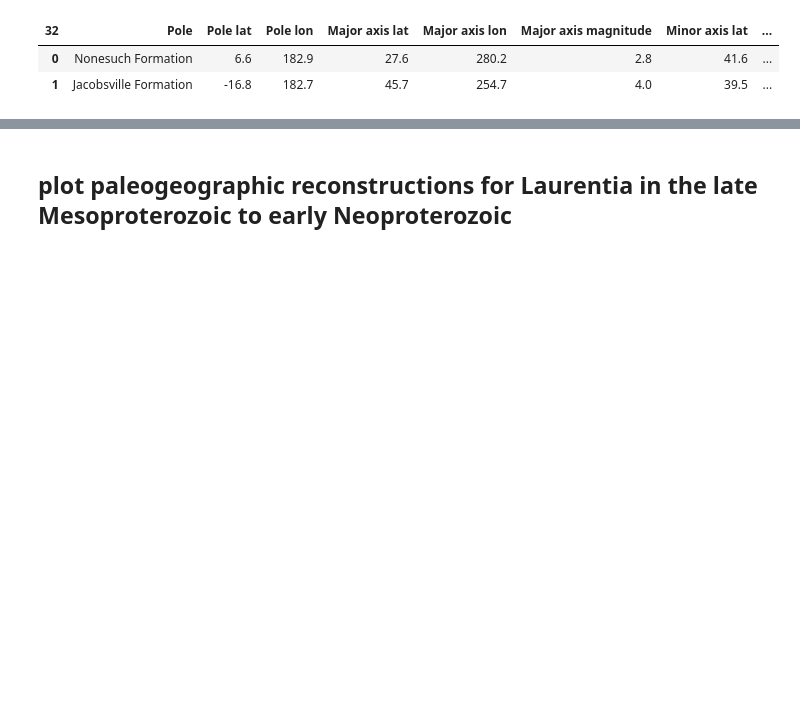
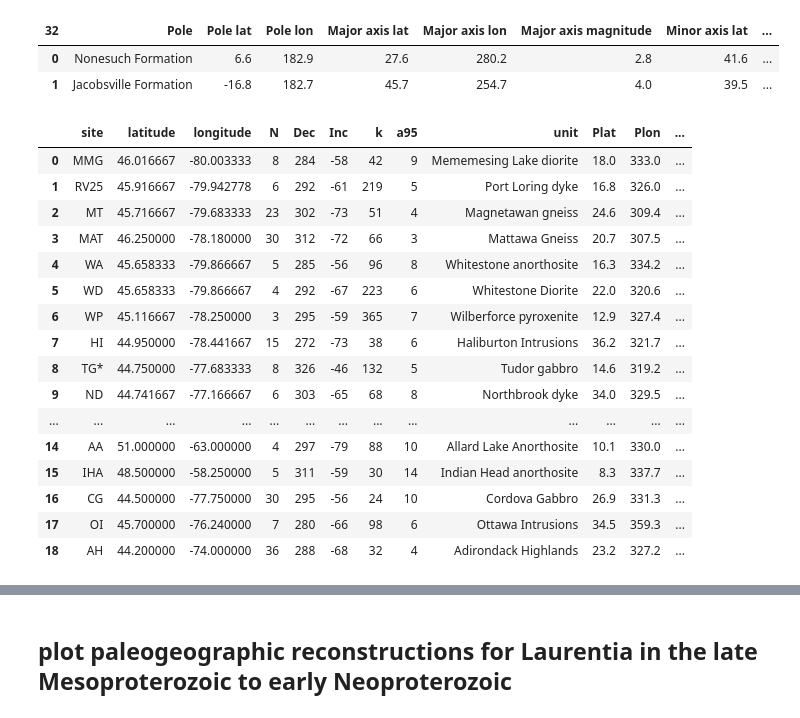
Before and after one commit to duserzym/Yiming_Zhang_PhD_dissertation, a Jupyter notebook: code/paleogeography_summary.ipynb, the cells around one changed output, grey strips where cells are left out. Drawn from its saved outputs; the diff is of its cells as text; code cells hidden in the pictures; blank space fills up the shorter version.

```diff
--- a/code/paleogeography_summary.ipynb
+++ b/code/paleogeography_summary.ipynb
@@ -88,6 +88,28 @@ Kent_pole_compilation
 | 32 | Pole | Pole lat | Pole lon | Major axis lat | Major axis lon | Major axis magnitude | Minor axis lat | ... |
 | 0 | Nonesuch Formation | 6.6 | 182.9 | 27.6 | 280.2 | 2.8 | 41.6 | ... |
 | 1 | Jacobsville Formation | -16.8 | 182.7 | 45.7 | 254.7 | 4.0 | 39.5 | ... |
+# %%
+## import Halls, 2015 data compilation of Grenville A component poles
+Grenville_A_poles = pd.read_csv('../data/pmag_compiled/Halls2015_A.csv')
+Grenville_A_poles.head()
+# %% [output]
+|  | site | latitude | longitude | N | Dec | Inc | k | a95 | unit | Plat | Plon | ... |
+| 0 | MMG | 46.016667 | -80.003333 | 8 | 284 | -58 | 42 | 9 | Mememesing Lake diorite | 18.0 | 333.0 | ... |
+| 1 | RV25 | 45.916667 | -79.942778 | 6 | 292 | -61 | 219 | 5 | Port Loring dyke | 16.8 | 326.0 | ... |
+| 2 | MT | 45.716667 | -79.683333 | 23 | 302 | -73 | 51 | 4 | Magnetawan gneiss | 24.6 | 309.4 | ... |
+| 3 | MAT | 46.250000 | -78.180000 | 30 | 312 | -72 | 66 | 3 | Mattawa Gneiss | 20.7 | 307.5 | ... |
+| 4 | WA | 45.658333 | -79.866667 | 5 | 285 | -56 | 96 | 8 | Whitestone anorthosite | 16.3 | 334.2 | ... |
+| 5 | WD | 45.658333 | -79.866667 | 4 | 292 | -67 | 223 | 6 | Whitestone Diorite | 22.0 | 320.6 | ... |
+| 6 | WP | 45.116667 | -78.250000 | 3 | 295 | -59 | 365 | 7 | Wilberforce pyroxenite | 12.9 | 327.4 | ... |
+| 7 | HI | 44.950000 | -78.441667 | 15 | 272 | -73 | 38 | 6 | Haliburton Intrusions | 36.2 | 321.7 | ... |
+| 8 | TG* | 44.750000 | -77.683333 | 8 | 326 | -46 | 132 | 5 | Tudor gabbro | 14.6 | 319.2 | ... |
+| 9 | ND | 44.741667 | -77.166667 | 6 | 303 | -65 | 68 | 8 | Northbrook dyke | 34.0 | 329.5 | ... |
+| ... | ... | ... | ... | ... | ... | ... | ... | ... | ... | ... | ... | ... |
+| 14 | AA | 51.000000 | -63.000000 | 4 | 297 | -79 | 88 | 10 | Allard Lake Anorthosite | 10.1 | 330.0 | ... |
+| 15 | IHA | 48.500000 | -58.250000 | 5 | 311 | -59 | 30 | 14 | Indian Head anorthosite | 8.3 | 337.7 | ... |
+| 16 | CG | 44.500000 | -77.750000 | 30 | 295 | -56 | 24 | 10 | Cordova Gabbro | 26.9 | 331.3 | ... |
+| 17 | OI | 45.700000 | -76.240000 | 7 | 280 | -66 | 98 | 6 | Ottawa Intrusions | 34.5 | 359.3 | ... |
+| 18 | AH | 44.200000 | -74.000000 | 36 | 288 | -68 | 32 | 4 | Adirondack Highlands | 23.2 | 327.2 | ... |
 # %%
 m = ipmag.make_orthographic_map(central_longitude=180, central_latitude=0, figsize=(6,6), land_edge_color='none', land_color='lightgrey')
 
```
Also changed, not shown: parts of 2 cells of this notebook, 5 other files.
